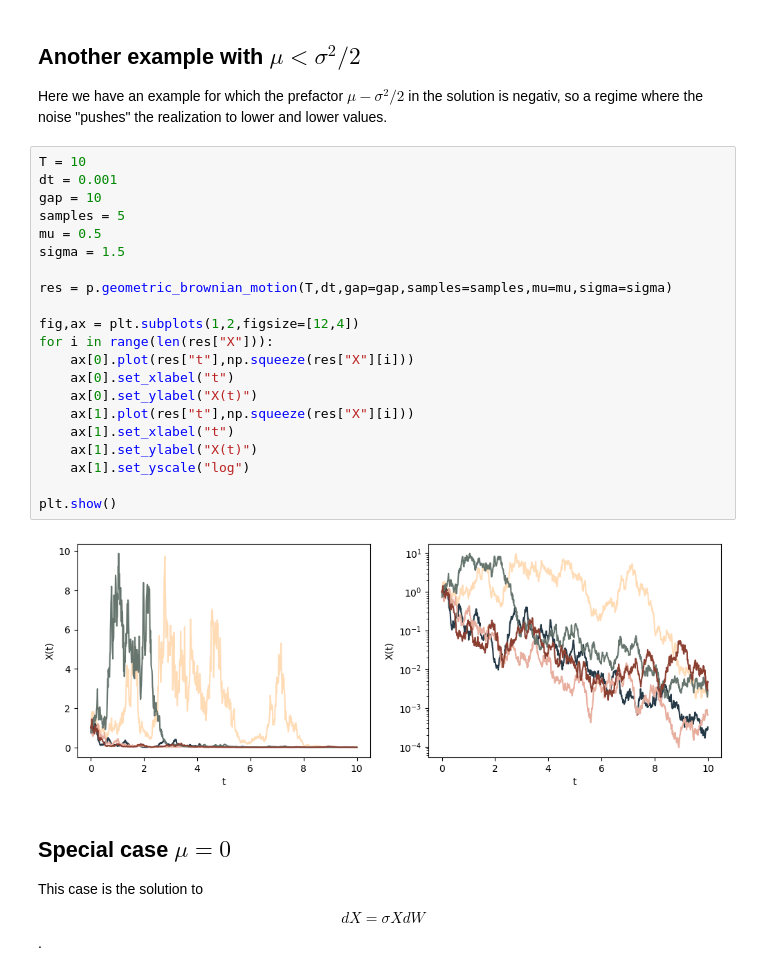
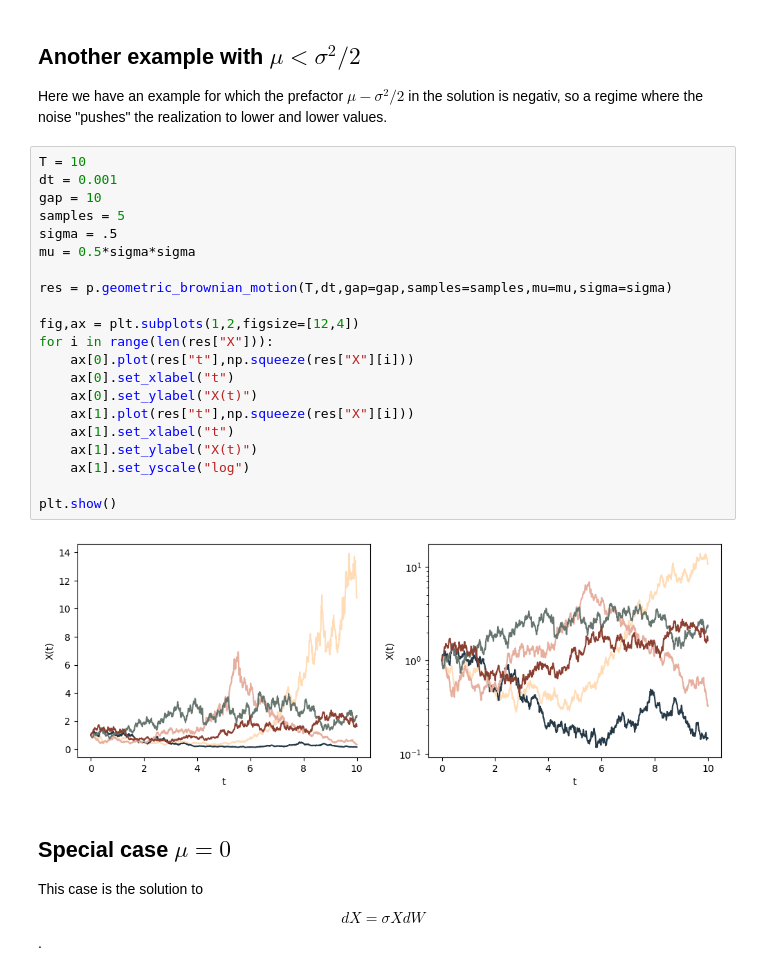
Before and after one commit to dirkbrockmann/stopro, a Jupyter notebook: examples/GeometricBrownian.ipynb, the cells around one changed output. Cells and saved outputs as stored; diff of their text form.

```diff
--- a/examples/GeometricBrownian.ipynb
+++ b/examples/GeometricBrownian.ipynb
@@ -67,26 +67,26 @@ Here we have an example for which the prefactor $\mu-\sigma^2/2$ in the solution
 # %%
 T = 10
 dt = 0.001
 gap = 10
 samples = 5
-mu = 0.5
-sigma = 1.5
+sigma = .5
+mu = 0.5*sigma*sigma
 
 res = p.geometric_brownian_motion(T,dt,gap=gap,samples=samples,mu=mu,sigma=sigma)
 
 fig,ax = plt.subplots(1,2,figsize=[12,4])
 for i in range(len(res["X"])):
     ax[0].plot(res["t"],np.squeeze(res["X"][i]))
     ax[0].set_xlabel("t")
     ax[0].set_ylabel("X(t)")
     ax[1].plot(res["t"],np.squeeze(res["X"][i]))
     ax[1].set_xlabel("t")
     ax[1].set_ylabel("X(t)")
     ax[1].set_yscale("log")
 
 plt.show()
 # %% [output]
-[figure, old version]
+[figure, new version]
 # %% [markdown]
 ## Special case $\mu=0$
 
```
Also changed, not shown: parts of 3 cells of this notebook, 5 other files.
